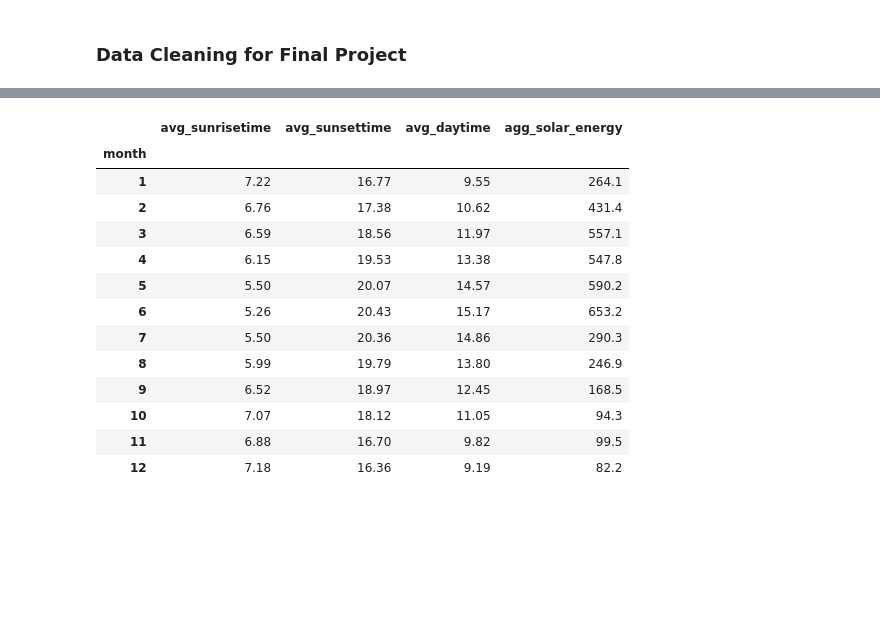
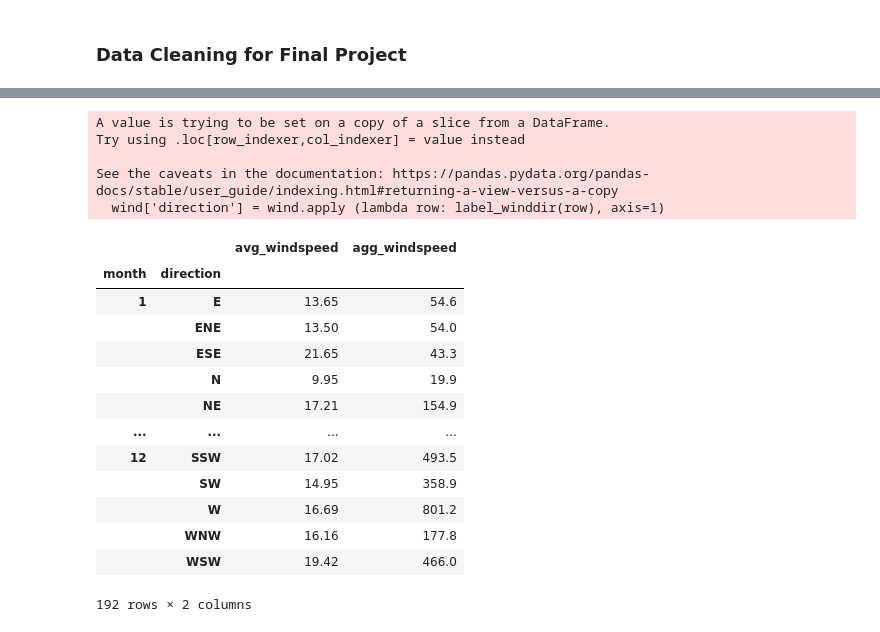
Before and after one commit to yifu-hou/CAPP30239_FA22, a Jupyter notebook: proj/pj_data.ipynb, the cells around one changed output, grey strips where cells are left out. Drawn from its saved outputs; the diff is of its cells as text; code cells hidden in the pictures; blank space fills up the shorter version.

```diff
--- a/proj/pj_data.ipynb
+++ b/proj/pj_data.ipynb
@@ -45 +151,37 @@ plt.show()
+# %%
+wind = data[["month", "windspeed", "winddir"]]
+
+wind['direction'] = wind.apply (lambda row: label_winddir(row), axis=1)
+
+wind_data = wind.groupby(["month", "direction"]).aggregate(
+    avg_windspeed = pd.NamedAgg(column="windspeed", aggfunc=mean),
+    agg_windspeed = pd.NamedAgg(column="windspeed", aggfunc=sum)
+)
+
+wind_data = wind_data.round(2)
+
+wind_data.to_csv("data/wind_data.csv")
+# %% [output]
+A value is trying to be set on a copy of a slice from a DataFrame.
+Try using .loc[row_indexer,col_indexer] = value instead
+
+See the caveats in the documentation: https://pandas.pydata.org/pandas-docs/stable/user_guide/indexing.html#returning-a-view-versus-a-copy
+  wind['direction'] = wind.apply (lambda row: label_winddir(row), axis=1)
+# %%
+wind_data
+# %% [output]
+|  |  | avg_windspeed | agg_windspeed |
+| month | direction |  |  |
+| 1 | E | 13.65 | 54.6 |
+|  | ENE | 13.50 | 54.0 |
+|  | ESE | 21.65 | 43.3 |
+|  | N | 9.95 | 19.9 |
+|  | NE | 17.21 | 154.9 |
+| ... | ... | ... | ... |
+| 12 | SSW | 17.02 | 493.5 |
+|  | SW | 14.95 | 358.9 |
+|  | W | 16.69 | 801.2 |
+|  | WNW | 16.16 | 177.8 |
+|  | WSW | 19.42 | 466.0 |
+192 rows × 2 columns
 # %%
@@ -73,17 +212,0 @@ solar21.to_csv("solar_21.csv")
-# %%
-solar21
-# %% [output]
-|  | avg_sunrisetime | avg_sunsettime | avg_daytime | agg_solar_energy |
-| month |  |  |  |  |
-| 1 | 7.22 | 16.77 | 9.55 | 264.1 |
-| 2 | 6.76 | 17.38 | 10.62 | 431.4 |
-| 3 | 6.59 | 18.56 | 11.97 | 557.1 |
-| 4 | 6.15 | 19.53 | 13.38 | 547.8 |
-| 5 | 5.50 | 20.07 | 14.57 | 590.2 |
-| 6 | 5.26 | 20.43 | 15.17 | 653.2 |
-| 7 | 5.50 | 20.36 | 14.86 | 290.3 |
-| 8 | 5.99 | 19.79 | 13.80 | 246.9 |
-| 9 | 6.52 | 18.97 | 12.45 | 168.5 |
-| 10 | 7.07 | 18.12 | 11.05 | 94.3 |
-| 11 | 6.88 | 16.70 | 9.82 | 99.5 |
-| 12 | 7.18 | 16.36 | 9.19 | 82.2 |
```
Also changed, not shown: parts of 12 cells of this notebook, 15 other files.
